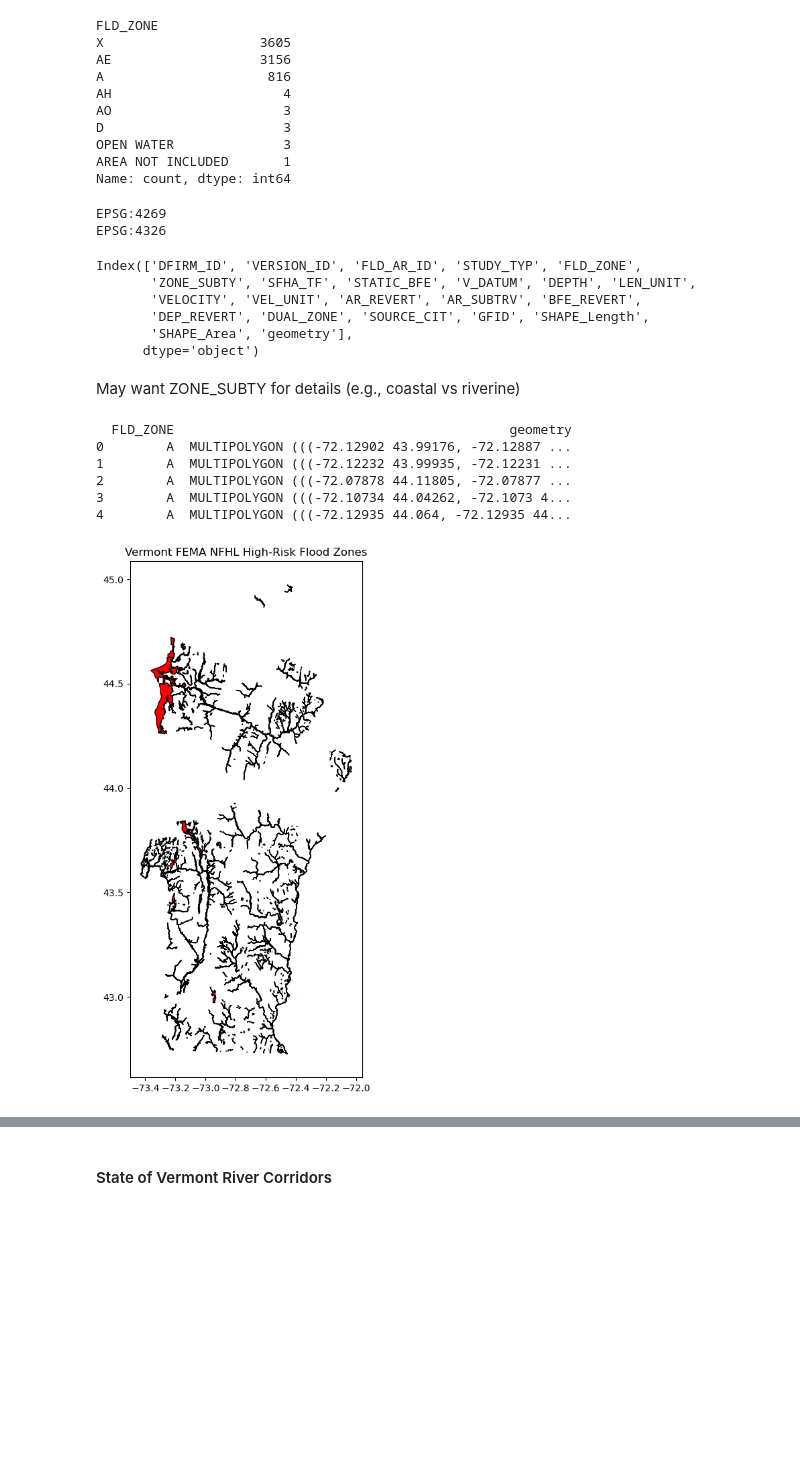
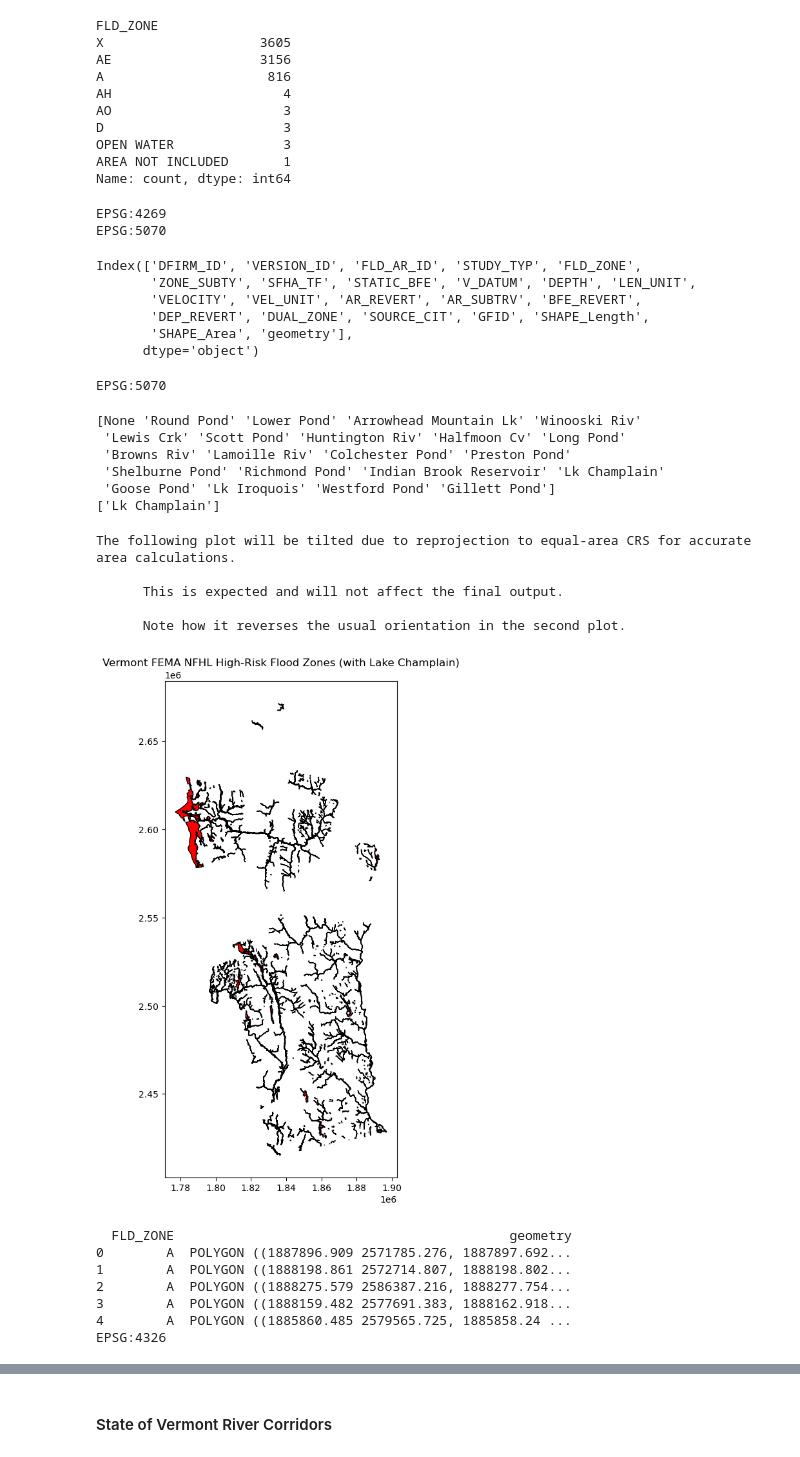
Before and after one commit to jakedurell/hazard-funding-comp, a Jupyter notebook: notebooks/01_etl_gis.ipynb, the cells around one changed output, grey strips where cells are left out. Saved outputs shown, nothing was run; the diff lists cells and outputs as text; code cells hidden in the pictures; blank space fills up the shorter version.

Commit message:
feat(etl_gis): remove Lake Champlain (Chittenden) from NFHL high-risk flood zones

```diff
--- a/notebooks/01_etl_gis.ipynb
+++ b/notebooks/01_etl_gis.ipynb
@@ -94,14 +93,14 @@ Name: count, dtype: int64
 # check projection
 print(gdf_flood.crs)
 
-# convert to WGS84
-gdf_flood = gdf_flood.to_crs(epsg=4326)
+# convert to equal-area CRS for accurate area calculations
+gdf_flood = gdf_flood.to_crs("EPSG:5070")
 
 # check the conversion
 print(gdf_flood.crs)
 # %% [output]
 EPSG:4269
-EPSG:4326
+EPSG:5070
 # %%
 gdf_flood.columns
 # %% [output]
@@ -111,28 +110,77 @@ Index(['DFIRM_ID', 'VERSION_ID', 'FLD_AR_ID', 'STUDY_TYP', 'FLD_ZONE',
        'DEP_REVERT', 'DUAL_ZONE', 'SOURCE_CIT', 'GFID', 'SHAPE_Length',
        'SHAPE_Area', 'geometry'],
       dtype='object')
-# %% [markdown]
-May want ZONE_SUBTY for details (e.g., coastal vs riverine)
+# %%
+# open Lake Champlain shapefile to check for overlap with flood zones
+lake_fp = "../data/raw/FEMA_NFHL/AWater_Chittenden/tl_2025_50007_areawater.shp"
+# convert to same CRS as flood zones for spatial operations
+gdf_lake = gpd.read_file(lake_fp).to_crs("EPSG:5070")
+print(gdf_lake.crs)
+# %% [output]
+EPSG:5070
+# %%
+print(gdf_lake["FULLNAME"].unique())
+gdf_lake = gdf_lake[gdf_lake["FULLNAME"].str.contains("Lk Champlain", na=False)]
+print(gdf_lake["FULLNAME"].unique())
+# %% [output]
+[None 'Round Pond' 'Lower Pond' 'Arrowhead Mountain Lk' 'Winooski Riv'
+ 'Lewis Crk' 'Scott Pond' 'Huntington Riv' 'Halfmoon Cv' 'Long Pond'
+ 'Browns Riv' 'Lamoille Riv' 'Colchester Pond' 'Preston Pond'
+ 'Shelburne Pond' 'Richmond Pond' 'Indian Brook Reservoir' 'Lk Champlain'
+ 'Goose Pond' 'Lk Iroquois' 'Westford Pond' 'Gillett Pond']
+['Lk Champlain']
 # %%
+# extract high-risk zones (AE, A, AH, AO), subtract lake area for accurate area calculations
+# plot to confirm, reproject CRS and save to GeoJSON for EDA and JavaScript mapping
+
 # extract high-risk zones (AE, A, AH, AO)
-gdf_high_risk = gdf_flood[gdf_flood["FLD_ZONE"].isin(["AE", "A", "AH", "AO"])]
+gdf_high_risk_w_lake = gdf_flood[
+    gdf_flood["FLD_ZONE"].isin(["AE", "A", "AH", "AO"])
+].copy()  # avoid SettingWithCopyWarning
+
+# plot to check for overlap
+print(
+    """The following plot will be tilted due to reprojection to equal-area CRS for accurate area calculations.\n
+      This is expected and will not affect the final output.\n
+      Note how it reverses the usual orientation in the second plot."""
+)
+gdf_high_risk_w_lake.plot(figsize=(10, 10), color="red", edgecolor="black")
+plt.title("Vermont FEMA NFHL High-Risk Flood Zones (with Lake Champlain)")
+plt.show()
+
+# erase lake area from flood zones to avoid double-counting in analysis
+lake_union = gdf_lake.unary_union
+gdf_high_risk_w_lake["geometry"] = gdf_high_risk_w_lake.geometry.difference(lake_union)
+
+# drop now empty geometries
+gdf_high_risk_w_lake = gdf_high_risk_w_lake[~gdf_high_risk_w_lake.geometry.is_empty]
 
 # prune columns
-gdf_high_risk = gdf_high_risk[["FLD_ZONE", "geometry"]]
+gdf_high_risk = gdf_high_risk_w_lake[["FLD_ZONE", "geometry"]]
 print(gdf_high_risk.head())
+
+# convert to WGS84 for GeoJSON export and JavaScript mapping
+gdf_high_risk = gdf_high_risk.to_crs(epsg=4326)
+print(gdf_high_risk.crs)
 
 # save to geojson for eda and javascript mapping
 gdf_high_risk.to_file("../data/cleaned/nfhl.geojson", driver="GeoJSON")
 
 # plot the high-risk zones
 gdf_high_risk.plot(figsize=(10, 10), color="red", edgecolor="black")
 plt.title("Vermont FEMA NFHL High-Risk Flood Zones")
 plt.show()
 # %% [output]
-  FLD_ZONE                                           geometry
-0        A  MULTIPOLYGON (((-72.12902 43.99176, -72.12887 ...
-1        A  MULTIPOLYGON (((-72.12232 43.99935, -72.12231 ...
-2        A  MULTIPOLYGON (((-72.07878 44.11805, -72.07877 ...
-3        A  MULTIPOLYGON (((-72.10734 44.04262, -72.1073 4...
-4        A  MULTIPOLYGON (((-72.12935 44.064, -72.12935 44...
+The following plot will be tilted due to reprojection to equal-area CRS for accurate area calculations.
+
+      This is expected and will not affect the final output.
+
+      Note how it reverses the usual orientation in the second plot.
-[figure, old version]
+[figure, new version]
+  FLD_ZONE                                           geometry
+0        A  POLYGON ((1887896.909 2571785.276, 1887897.692...
+1        A  POLYGON ((1888198.861 2572714.807, 1888198.802...
+2        A  POLYGON ((1888275.579 2586387.216, 1888277.754...
+3        A  POLYGON ((1888159.482 2577691.383, 1888162.918...
+4        A  POLYGON ((1885860.485 2579565.725, 1885858.24 ...
+EPSG:4326
```
Also changed, not shown: parts of 7 cells of this notebook, 3 other files.
